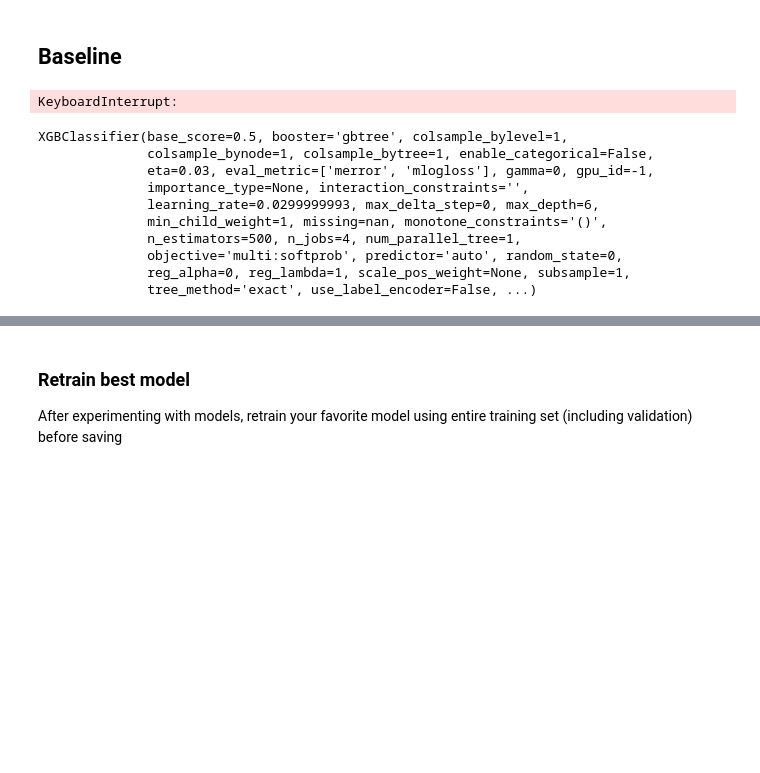
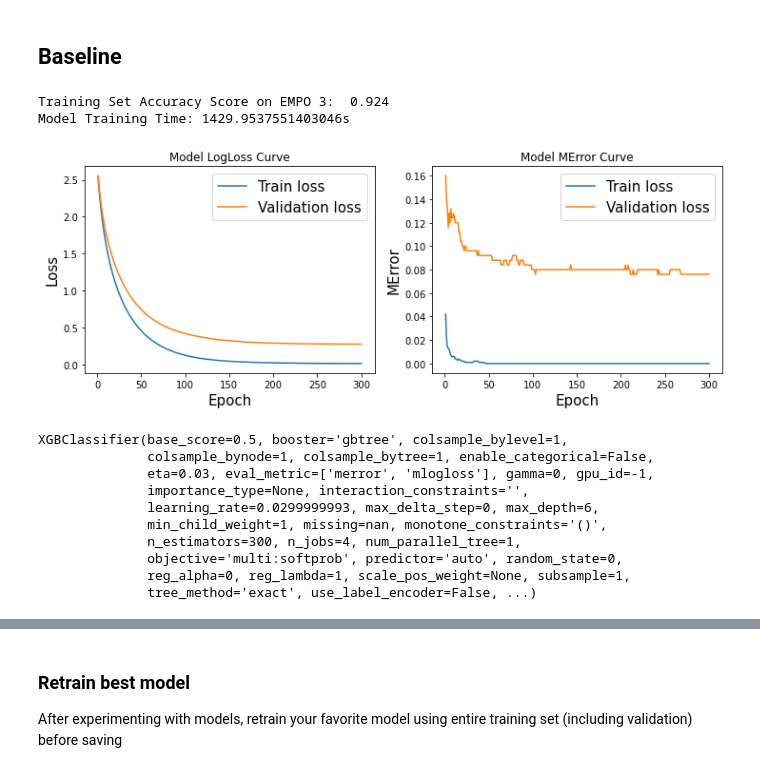
Before and after one commit to hlu17/Protein-Environment-Classification, a Jupyter notebook: modeling/xgb_empo3.ipynb, the cells around one changed output, grey strips where cells are left out. Saved outputs shown, nothing was run; the diff lists cells and outputs as text; code cells hidden in the pictures; blank space fills up the shorter version.

```diff
--- a/modeling/xgb_empo3.ipynb
+++ b/modeling/xgb_empo3.ipynb
@@ -125,15 +139,17 @@ def fit_model(model, x_tr=x_tr, y_tr=y_tr, eval_set=[(x_tr, y_tr), (x_val, y_val
 # %%
 baseline_model = xgb.XGBClassifier(objective='multi:softmax',
                                 eval_metric=['merror','mlogloss'],
-                                n_estimators = 500,
+                                n_estimators = 300,
                                 eta=0.03,
                                 use_label_encoder=False)
 # fit model and get predictions on validation set
 baseline_pred = fit_model(baseline_model)
 # plot loss curve
 eval_graphs(baseline_model)
 # %% [output]
-KeyboardInterrupt:
+Training Set Accuracy Score on EMPO 3:  0.924
+Model Training Time: 1429.9537551403046s
+[figure, added]
 # %%
 baseline_model
 # %% [output]
@@ -143,7 +159,7 @@ XGBClassifier(base_score=0.5, booster='gbtree', colsample_bylevel=1,
               importance_type=None, interaction_constraints='',
               learning_rate=0.0299999993, max_delta_step=0, max_depth=6,
               min_child_weight=1, missing=nan, monotone_constraints='()',
-              n_estimators=500, n_jobs=4, num_parallel_tree=1,
+              n_estimators=300, n_jobs=4, num_parallel_tree=1,
               objective='multi:softprob', predictor='auto', random_state=0,
               reg_alpha=0, reg_lambda=1, scale_pos_weight=None, subsample=1,
               tree_method='exact', use_label_encoder=False, ...)
```
Also changed, not shown: parts of 14 cells of this notebook, 2 other files.
